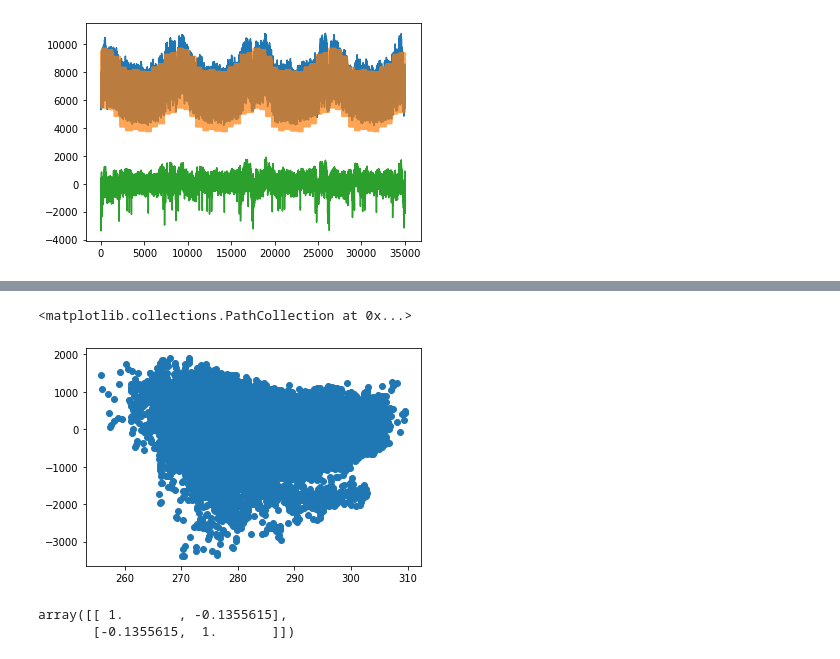
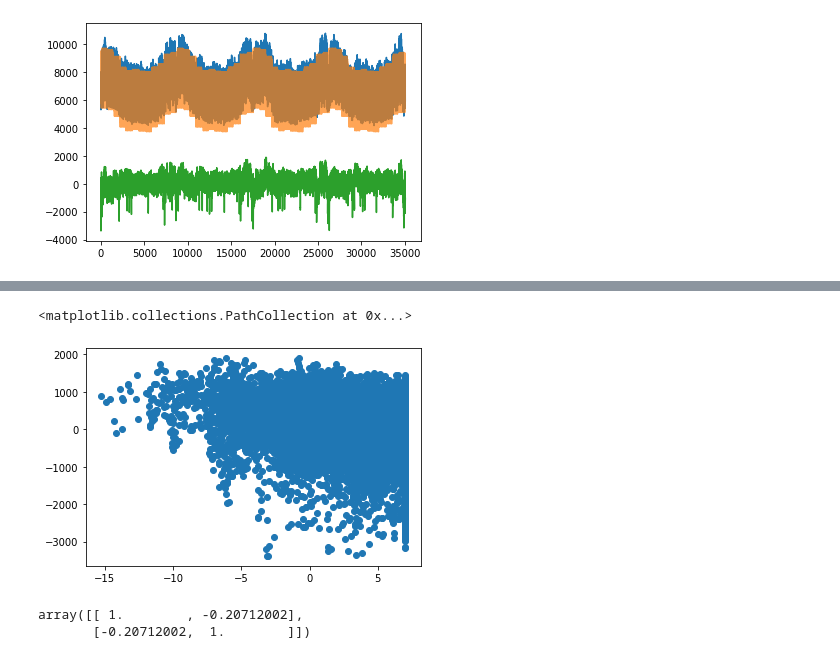
Before and after one commit to inwe-boku/lecture-scientific-computing, a Jupyter notebook: lecture07-fitting/lecture07-dummies.ipynb, the cells around one changed output, grey strips where cells are left out. Saved outputs shown, nothing was run; the diff lists cells and outputs as text; code cells hidden in the pictures.

```diff
--- a/lecture07-fitting/lecture07-dummies.ipynb
+++ b/lecture07-fitting/lecture07-dummies.ipynb
@@ -120,5 +131,5 @@ r2_score(Y,pred)
 # %%
 import xarray as xr
-data = xr.load_dataset("G:/Meine Ablage/LVA/scientific computing/lecture-scientific-computing/data/temperatures_era5.nc")
+data = xr.load_dataset("G:/Meine Ablage/LVA/scientific computing/lecture-scientific-computing/data/temperatures_era5_levels.nc")
 temp_data = data.t2m.sel(longitude=16.5, latitude=48)
-temp_data_year = temp_data.sel(time=slice('2016-01-01', '2019-12-31'))
+plt.plot(temp_data)
@@ -124,0 +140,20 @@ temp_data_year = temp_data.sel(time=slice('2016-01-01', '2019-12-31'))
+# %%
+temp_data_year = temp_data.sel(time=slice('2016-01-01', '2019-12-31'))
+
+temp_data_year_np = temp_data_year.values[:, 0] - 273.15
+
+limit_heating_down = 9
+limit_heating_up = 24
+
+#temp_data_year_np[(temp_data_year_np > limit_heating_down) & (temp_data_year_np < limit_heating_up)] = limit_heating_down
+#temp_data_year_np[(temp_data_year_np > limit_heating_up)] = -1 * (temp_data_year_np[(temp_data_year_np > limit_heating_up)] - limit_heating_up + limit_heating_down)
+
+temp_data_year_np[(temp_data_year_np > limit_heating_down)] = limit_heating_down
+# %%
+for i in range(0, 15):
+    limit_heating = i
+    temp_data_year_np = temp_data_year.values[:, 0] - 273.15
+
+    temp_data_year_np[temp_data_year_np > limit_heating] = limit_heating
+    print(i)
+    print(np.corrcoef(temp_data_year_np, residues.reshape(-1,)))
@@ -125,13 +178,13 @@ temp_data_year = temp_data.sel(time=slice('2016-01-01', '2019-12-31'))
 # %%
-plt.scatter(temp_data_year.values, residues)
+plt.scatter(temp_data_year_np, residues)
 # %% [output]
 <matplotlib.collections.PathCollection at 0x...>
-[figure, old version]
+[figure, new version]
 # %%
-np.corrcoef(temp_data_year.values, residues.reshape(-1,))
+np.corrcoef(temp_data_year_np, residues.reshape(-1,))
 # %% [output]
-array([[ 1.       , -0.1355615],
-       [-0.1355615,  1.       ]])
+array([[ 1.        , -0.20712002],
+       [-0.20712002,  1.        ]])
 # %%
 def get_X(data, has_trend = False):
 
```
Also changed, not shown: parts of 16 cells of this notebook.
